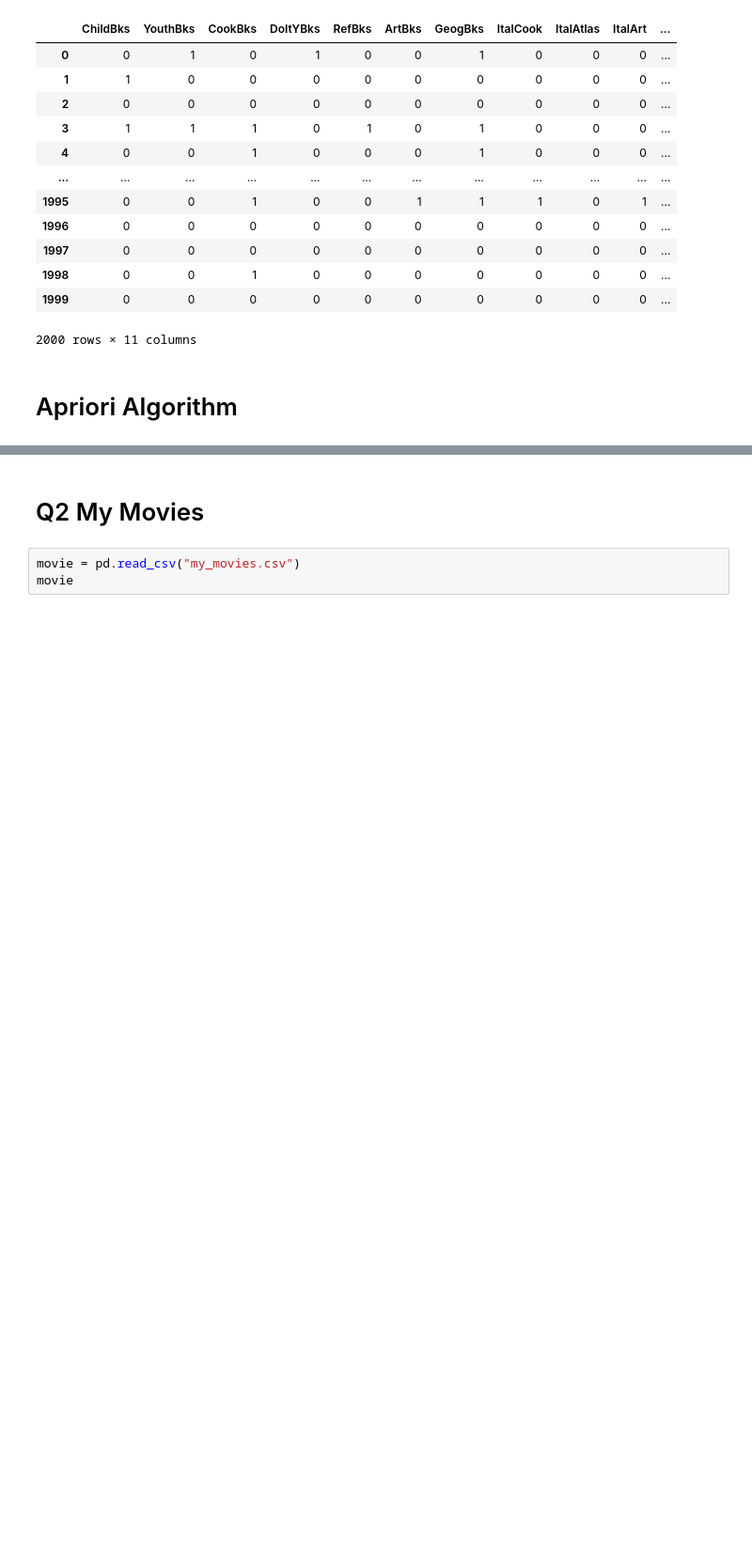
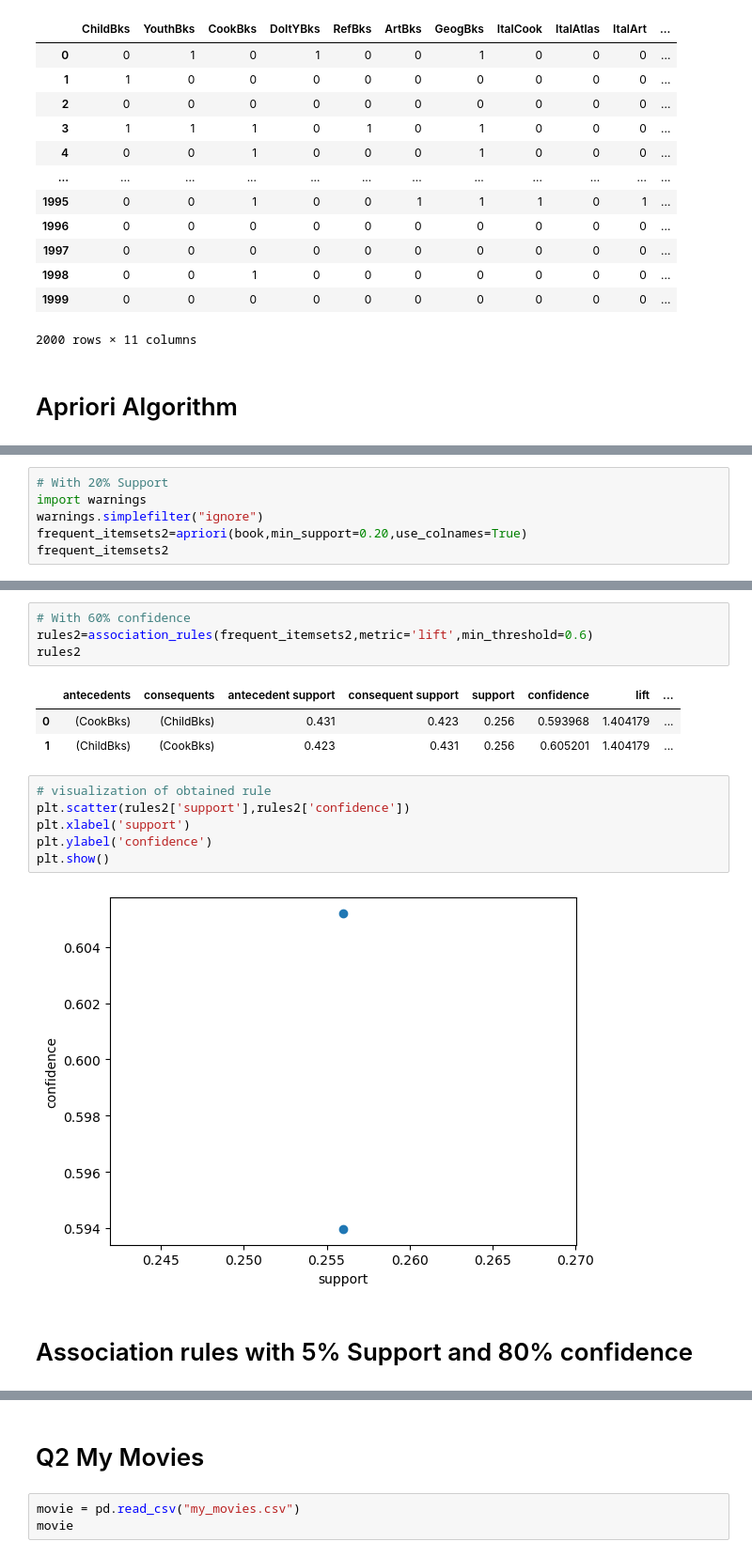
Before and after one commit to adityanaidu27/AssociationRules, a Jupyter notebook: AssociationRule.ipynb, the cells around one changed output, grey strips where cells are left out. Shown at 94% size. Cells and saved outputs as stored; diff of their text form; blank space fills up the shorter version.

```diff
--- a/AssociationRule.ipynb
+++ b/AssociationRule.ipynb
@@ -97,0 +126,6 @@ rules[rules.lift>1]
+# %%
+# With 20% Support
+import warnings
+warnings.simplefilter("ignore")
+frequent_itemsets2=apriori(book,min_support=0.20,use_colnames=True)
+frequent_itemsets2
@@ -97,0 +142,18 @@ rules[rules.lift>1]
+# %%
+# With 60% confidence
+rules2=association_rules(frequent_itemsets2,metric='lift',min_threshold=0.6)
+rules2
+# %% [output]
+|  | antecedents | consequents | antecedent support | consequent support | support | confidence | lift | ... |
+| 0 | (CookBks) | (ChildBks) | 0.431 | 0.423 | 0.256 | 0.593968 | 1.404179 | ... |
+| 1 | (ChildBks) | (CookBks) | 0.423 | 0.431 | 0.256 | 0.605201 | 1.404179 | ... |
+# %%
+# visualization of obtained rule
+plt.scatter(rules2['support'],rules2['confidence'])
+plt.xlabel('support')
+plt.ylabel('confidence')
+plt.show()
+# %% [output]
+[figure, added]
+# %% [markdown]
+# Association rules with 5% Support and 80% confidence
```
Also changed, not shown: parts of 24 cells of this notebook.
